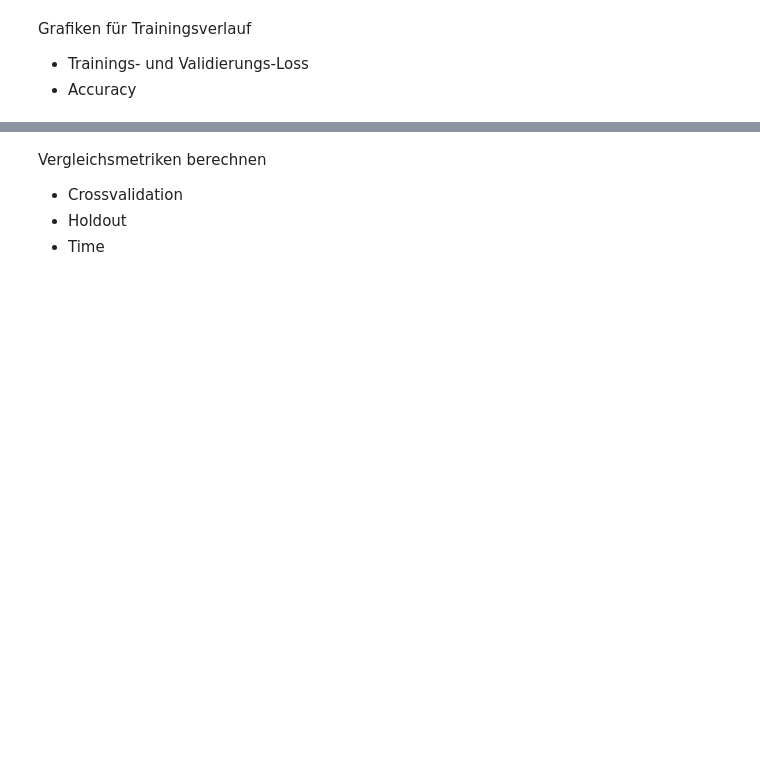
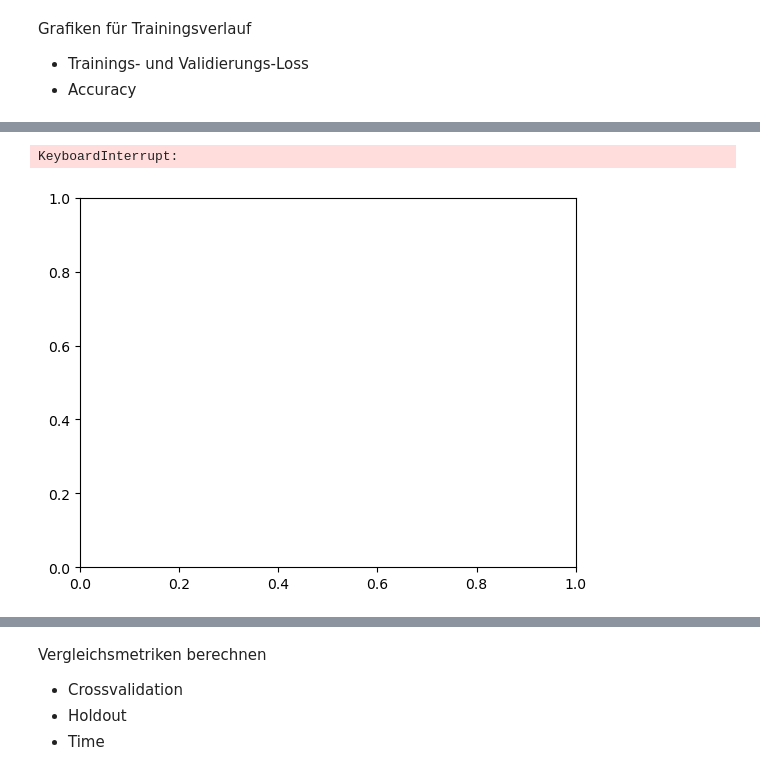
Before and after one commit to knirpsgraph/ada_portoSeguro, a Jupyter notebook: notebooks/06_model_Charly_NN_target.ipynb, the cells around one changed output, grey strips where cells are left out. Saved outputs shown, nothing was run; the diff lists cells and outputs as text; code cells hidden in the pictures; blank space fills up the shorter version.

```diff
--- a/notebooks/06_model_Charly_NN_target.ipynb
+++ b/notebooks/06_model_Charly_NN_target.ipynb
@@ -544,0 +502,32 @@ SyntaxError: invalid syntax (2702292382.py, line 1)
+# %%
+# Plot vorbereiten
+fig, ax = plt.subplots()
+
+# Validierungskurve für Lernrate bestimmen
+ValidationCurveDisplay.from_estimator(
+    clf,
+    X_sample,
+    y_sample,
+    param_name="learning_rate",
+    param_range=learning_range,
+    cv=skf,
+    scoring="average_precision",
+    score_type="both",
+    line_kw={"marker": "o"},
+    fit_params={"callbacks": [early_stop]},
+    ax=ax,
+)
+ax.set_title("Validation Curve: Learning Rate")
+ax.set_xlabel("Learning Rate")
+ax.set_ylabel("Average Precision")
+ax.set_xscale("log")
+
+ax.grid(True)
+
+
+plt.tight_layout()
+plt.savefig(REPORTS_OUT/"plot_learningrate_val.png", dpi=150); plt.close()
+plt.show()
+# %% [output]
+KeyboardInterrupt:
+[figure, added]
```
Also changed, not shown: parts of 37 cells of this notebook, 9 other files.
